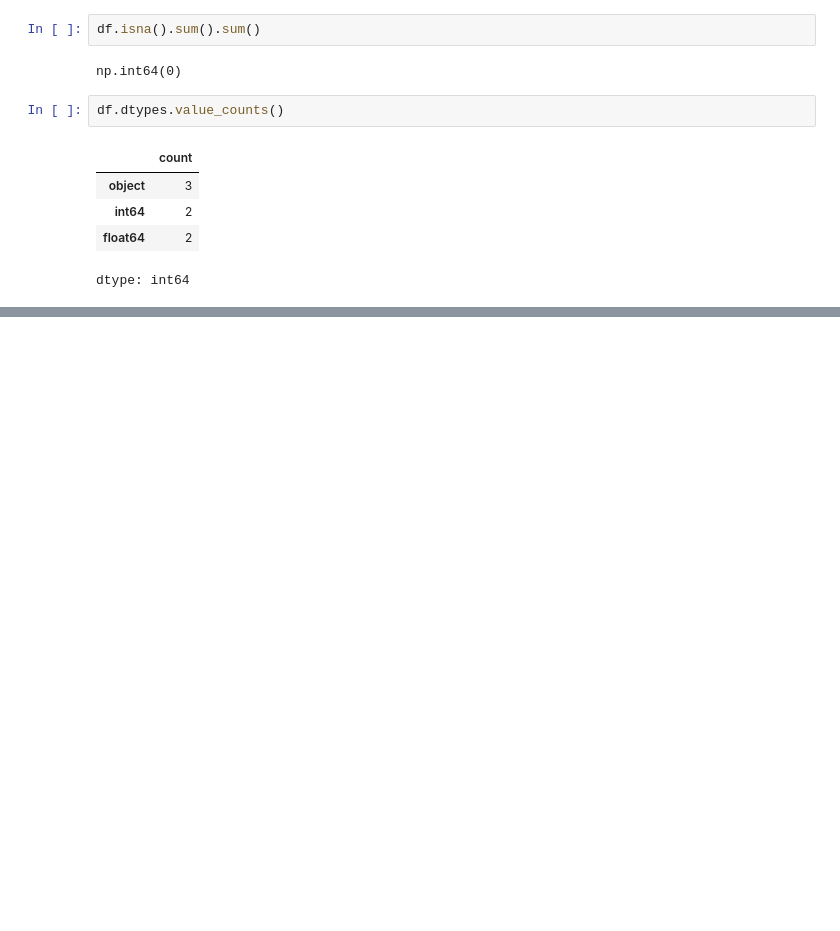
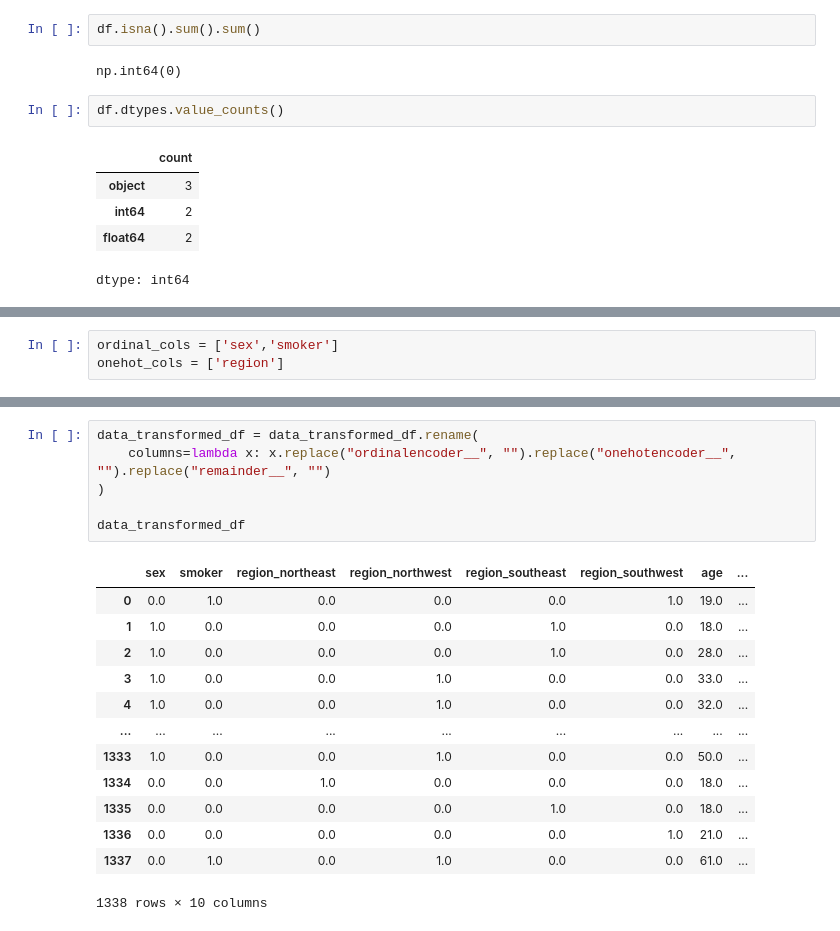
Before and after one commit to 12aptor/data-science-g4, a Jupyter notebook: dia1/3_ml_regresion_lineal_categoricos_insurance.ipynb, the cells around one changed output, grey strips where cells are left out. Cells and saved outputs as stored; diff of their text form; blank space fills up the shorter version.

```diff
--- a/dia1/3_ml_regresion_lineal_categoricos_insurance.ipynb
+++ b/dia1/3_ml_regresion_lineal_categoricos_insurance.ipynb
@@ -43,0 +75,3 @@ dtype: int64
+# %%
+ordinal_cols = ['sex','smoker']
+onehot_cols = ['region']
@@ -43,0 +118,20 @@ dtype: int64
+# %%
+data_transformed_df = data_transformed_df.rename(
+    columns=lambda x: x.replace("ordinalencoder__", "").replace("onehotencoder__", "").replace("remainder__", "")
+)
+
+data_transformed_df
+# %% [output]
+|  | sex | smoker | region_northeast | region_northwest | region_southeast | region_southwest | age | ... |
+| 0 | 0.0 | 1.0 | 0.0 | 0.0 | 0.0 | 1.0 | 19.0 | ... |
+| 1 | 1.0 | 0.0 | 0.0 | 0.0 | 1.0 | 0.0 | 18.0 | ... |
+| 2 | 1.0 | 0.0 | 0.0 | 0.0 | 1.0 | 0.0 | 28.0 | ... |
+| 3 | 1.0 | 0.0 | 0.0 | 1.0 | 0.0 | 0.0 | 33.0 | ... |
+| 4 | 1.0 | 0.0 | 0.0 | 1.0 | 0.0 | 0.0 | 32.0 | ... |
+| ... | ... | ... | ... | ... | ... | ... | ... | ... |
+| 1333 | 1.0 | 0.0 | 0.0 | 1.0 | 0.0 | 0.0 | 50.0 | ... |
+| 1334 | 0.0 | 0.0 | 1.0 | 0.0 | 0.0 | 0.0 | 18.0 | ... |
+| 1335 | 0.0 | 0.0 | 0.0 | 0.0 | 1.0 | 0.0 | 18.0 | ... |
+| 1336 | 0.0 | 0.0 | 0.0 | 0.0 | 0.0 | 1.0 | 21.0 | ... |
+| 1337 | 0.0 | 1.0 | 0.0 | 1.0 | 0.0 | 0.0 | 61.0 | ... |
+1338 rows × 10 columns
```
Also changed, not shown: parts of 22 cells of this notebook.
